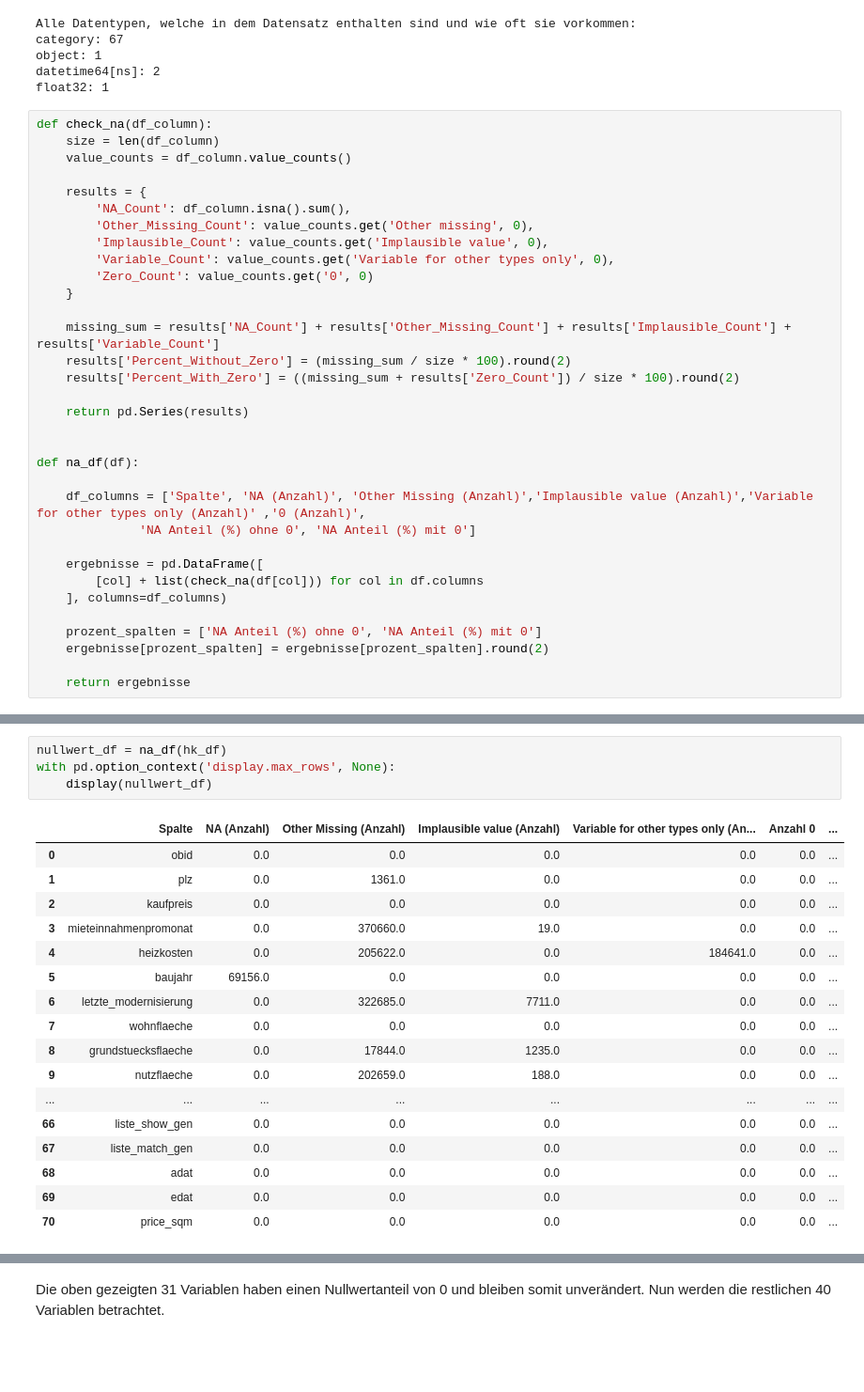
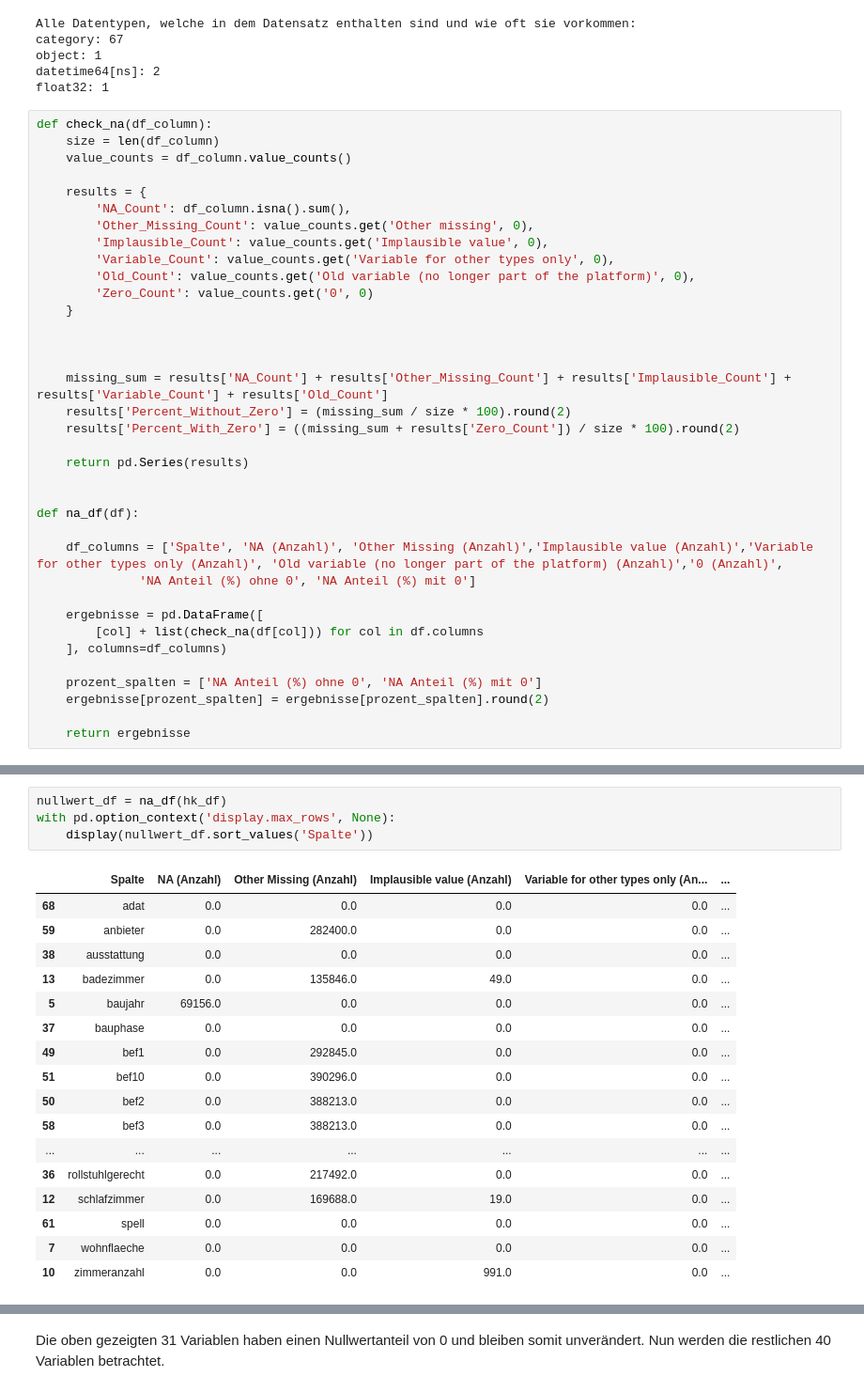
Before and after one commit to igci001/Data_Lab, a Jupyter notebook: DataLab_Emirhan_Igci.ipynb, the cells around one changed output, grey strips where cells are left out. Shown at 94% size. Saved outputs shown, nothing was run; the diff lists cells and outputs as text; blank space fills up the shorter version.

```diff
--- a/DataLab_Emirhan_Igci.ipynb
+++ b/DataLab_Emirhan_Igci.ipynb
@@ -214,10 +217,13 @@ def check_na(df_column):
         'Other_Missing_Count': value_counts.get('Other missing', 0),
         'Implausible_Count': value_counts.get('Implausible value', 0),
         'Variable_Count': value_counts.get('Variable for other types only', 0),
+        'Old_Count': value_counts.get('Old variable (no longer part of the platform)', 0),
         'Zero_Count': value_counts.get('0', 0)
     }
 
-    missing_sum = results['NA_Count'] + results['Other_Missing_Count'] + results['Implausible_Count'] + results['Variable_Count']
+
+
+    missing_sum = results['NA_Count'] + results['Other_Missing_Count'] + results['Implausible_Count'] + results['Variable_Count'] + results['Old_Count']
     results['Percent_Without_Zero'] = (missing_sum / size * 100).round(2)
     results['Percent_With_Zero'] = ((missing_sum + results['Zero_Count']) / size * 100).round(2)
 
@@ -226,7 +232,7 @@ def check_na(df_column):
 
 def na_df(df):
 
-    df_columns = ['Spalte', 'NA (Anzahl)', 'Other Missing (Anzahl)','Implausible value (Anzahl)','Variable for other types only (Anzahl)' ,'0 (Anzahl)',
+    df_columns = ['Spalte', 'NA (Anzahl)', 'Other Missing (Anzahl)','Implausible value (Anzahl)','Variable for other types only (Anzahl)', 'Old variable (no longer part of the platform) (Anzahl)','0 (Anzahl)',
               'NA Anteil (%) ohne 0', 'NA Anteil (%) mit 0']
 
     ergebnisse = pd.DataFrame([
@@ -309,23 +269,23 @@ Zur Überprüfung auf Nullwerten wird eine Funktion erstellt ziel ist es ein neu
 # %%
 nullwert_df = na_df(hk_df)
 with pd.option_context('display.max_rows', None):
-    display(nullwert_df)
+    display(nullwert_df.sort_values('Spalte'))
 # %% [output]
-|  | Spalte | NA (Anzahl) | Other Missing (Anzahl) | Implausible value (Anzahl) | Variable for other types only (An... | Anzahl 0 | ... |
-| 0 | obid | 0.0 | 0.0 | 0.0 | 0.0 | 0.0 | ... |
-| 1 | plz | 0.0 | 1361.0 | 0.0 | 0.0 | 0.0 | ... |
-| 2 | kaufpreis | 0.0 | 0.0 | 0.0 | 0.0 | 0.0 | ... |
-| 3 | mieteinnahmenpromonat | 0.0 | 370660.0 | 19.0 | 0.0 | 0.0 | ... |
-| 4 | heizkosten | 0.0 | 205622.0 | 0.0 | 184641.0 | 0.0 | ... |
-| 5 | baujahr | 69156.0 | 0.0 | 0.0 | 0.0 | 0.0 | ... |
-| 6 | letzte_modernisierung | 0.0 | 322685.0 | 7711.0 | 0.0 | 0.0 | ... |
-| 7 | wohnflaeche | 0.0 | 0.0 | 0.0 | 0.0 | 0.0 | ... |
-| 8 | grundstuecksflaeche | 0.0 | 17844.0 | 1235.0 | 0.0 | 0.0 | ... |
-| 9 | nutzflaeche | 0.0 | 202659.0 | 188.0 | 0.0 | 0.0 | ... |
-| ... | ... | ... | ... | ... | ... | ... | ... |
-| 66 | liste_show_gen | 0.0 | 0.0 | 0.0 | 0.0 | 0.0 | ... |
-| 67 | liste_match_gen | 0.0 | 0.0 | 0.0 | 0.0 | 0.0 | ... |
-| 68 | adat | 0.0 | 0.0 | 0.0 | 0.0 | 0.0 | ... |
-| 69 | edat | 0.0 | 0.0 | 0.0 | 0.0 | 0.0 | ... |
-| 70 | price_sqm | 0.0 | 0.0 | 0.0 | 0.0 | 0.0 | ... |
+|  | Spalte | NA (Anzahl) | Other Missing (Anzahl) | Implausible value (Anzahl) | Variable for other types only (An... | ... |
+| 68 | adat | 0.0 | 0.0 | 0.0 | 0.0 | ... |
+| 59 | anbieter | 0.0 | 282400.0 | 0.0 | 0.0 | ... |
+| 38 | ausstattung | 0.0 | 0.0 | 0.0 | 0.0 | ... |
+| 13 | badezimmer | 0.0 | 135846.0 | 49.0 | 0.0 | ... |
+| 5 | baujahr | 69156.0 | 0.0 | 0.0 | 0.0 | ... |
+| 37 | bauphase | 0.0 | 0.0 | 0.0 | 0.0 | ... |
+| 49 | bef1 | 0.0 | 292845.0 | 0.0 | 0.0 | ... |
+| 51 | bef10 | 0.0 | 390296.0 | 0.0 | 0.0 | ... |
+| 50 | bef2 | 0.0 | 388213.0 | 0.0 | 0.0 | ... |
+| 58 | bef3 | 0.0 | 388213.0 | 0.0 | 0.0 | ... |
+| ... | ... | ... | ... | ... | ... | ... |
+| 36 | rollstuhlgerecht | 0.0 | 217492.0 | 0.0 | 0.0 | ... |
+| 12 | schlafzimmer | 0.0 | 169688.0 | 19.0 | 0.0 | ... |
+| 61 | spell | 0.0 | 0.0 | 0.0 | 0.0 | ... |
+| 7 | wohnflaeche | 0.0 | 0.0 | 0.0 | 0.0 | ... |
+| 10 | zimmeranzahl | 0.0 | 0.0 | 991.0 | 0.0 | ... |
 # %% [markdown]
```
Also changed, not shown: parts of 24 cells of this notebook, 3 other files.
